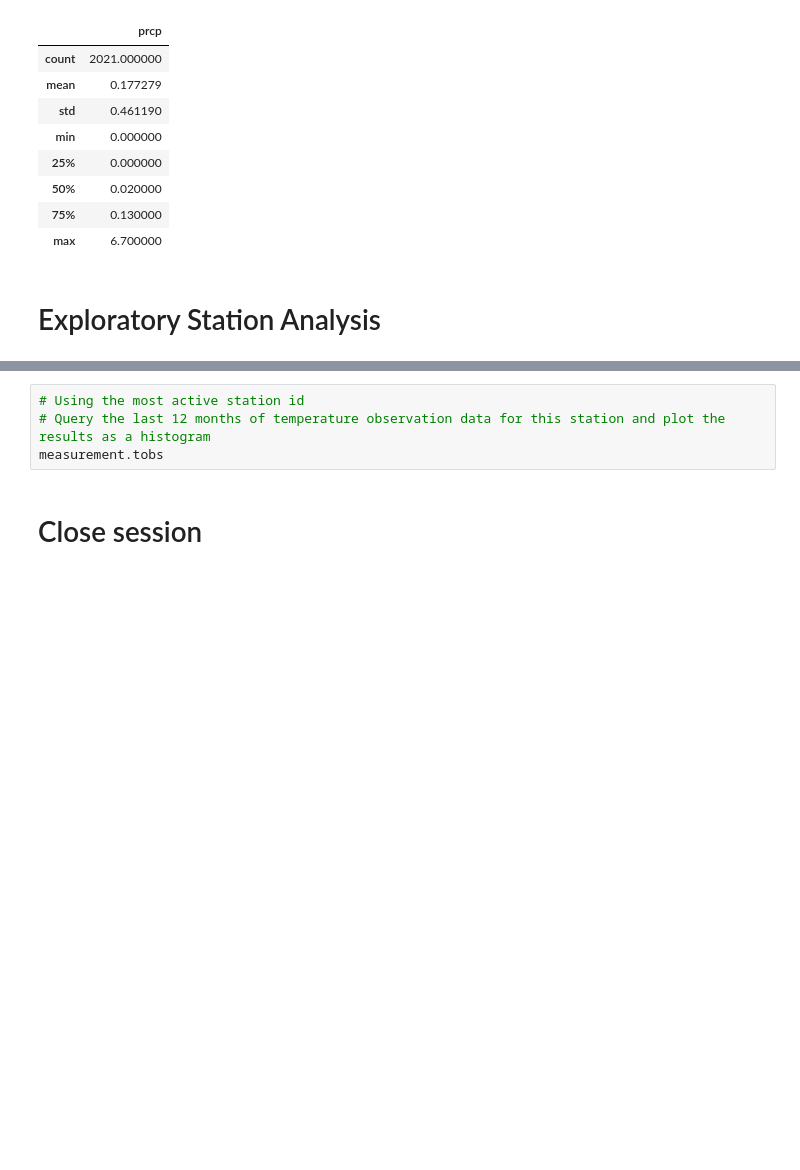
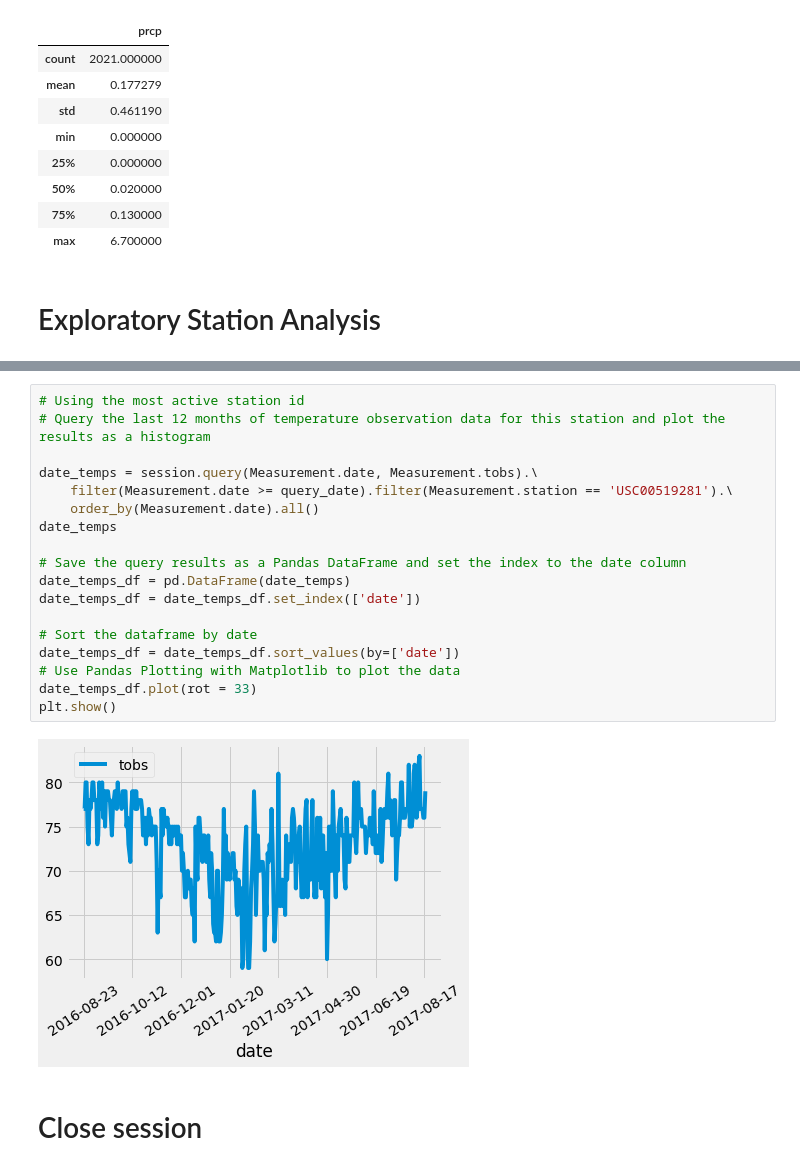
Before and after one commit to SanaRogers/sqlalchemy-challenge, a Jupyter notebook: climate_starter.ipynb, the cells around one changed output, grey strips where cells are left out. Saved outputs shown, nothing was run; the diff lists cells and outputs as text; blank space fills up the shorter version.

```diff
--- a/climate_starter.ipynb
+++ b/climate_starter.ipynb
@@ -131,7 +159,23 @@ session.query(func.count(Station.station)).all()
-# %%
-# Using the most active station id
-# Query the last 12 months of temperature observation data for this station and plot the results as a histogram
-measurement.tobs
+# %%
+# Using the most active station id
+# Query the last 12 months of temperature observation data for this station and plot the results as a histogram
+
+date_temps = session.query(Measurement.date, Measurement.tobs).\
+    filter(Measurement.date >= query_date).filter(Measurement.station == 'USC00519281').\
+    order_by(Measurement.date).all()
+date_temps
+
+# Save the query results as a Pandas DataFrame and set the index to the date column
+date_temps_df = pd.DataFrame(date_temps)
+date_temps_df = date_temps_df.set_index(['date'])
+
+# Sort the dataframe by date
+date_temps_df = date_temps_df.sort_values(by=['date'])
+# Use Pandas Plotting with Matplotlib to plot the data
+date_temps_df.plot(rot = 33)
+plt.show()
+# %% [output]
+[figure, added]
 # %% [markdown]
 # Close session
 # %%
```
Also changed, not shown: parts of 5 cells of this notebook, 1 other file.
